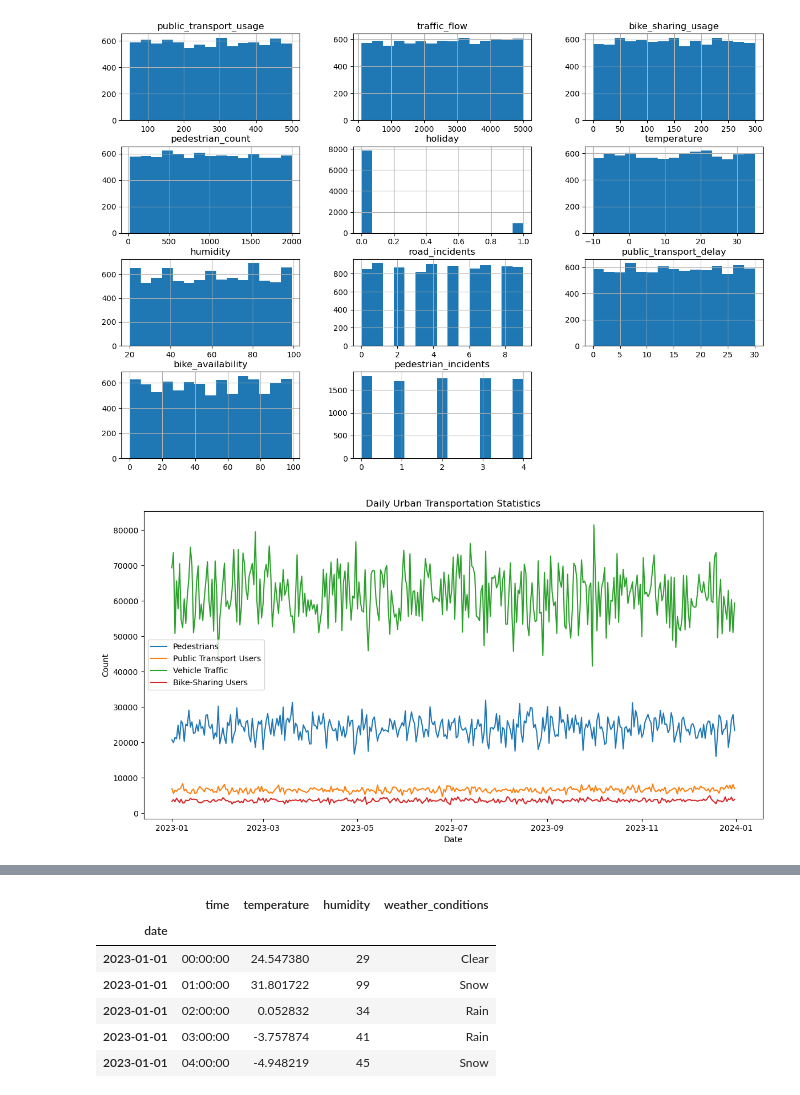
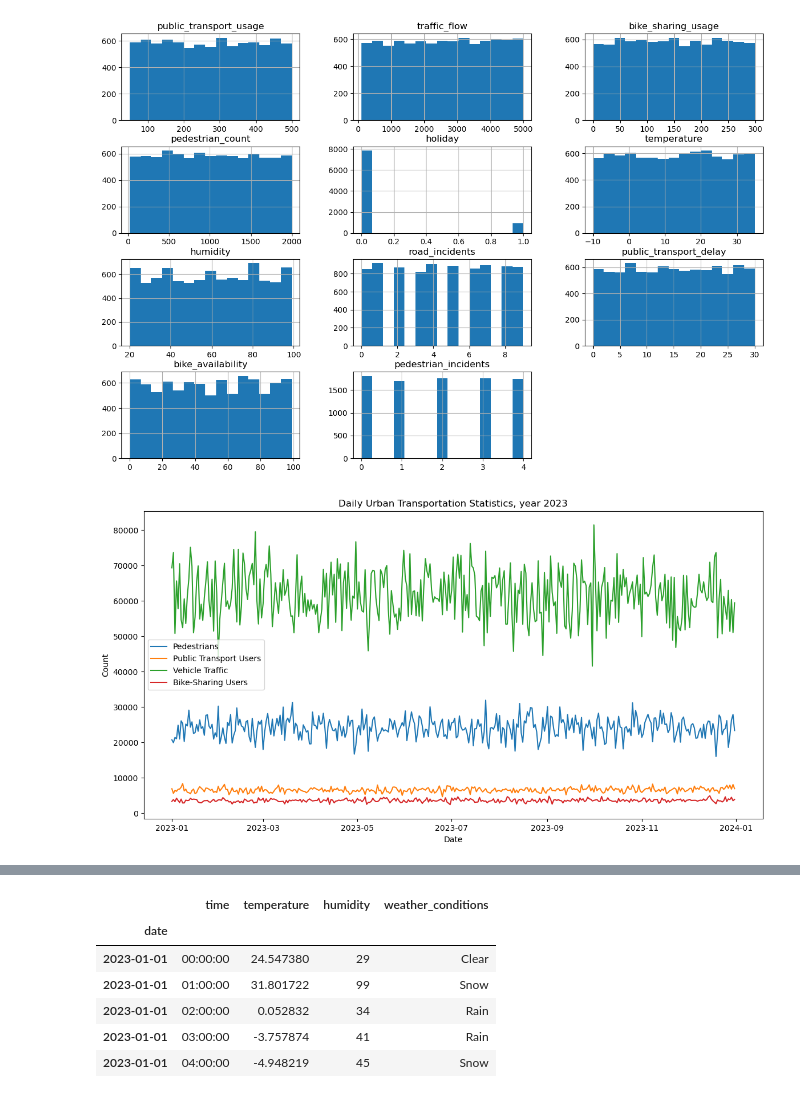
Before and after one commit to hazelglaine/mobility-pattern, a Jupyter notebook: mobility-pattern.ipynb, the cells around one changed output, grey strips where cells are left out. Drawn from its saved outputs; the diff is of its cells as text; code cells hidden in the pictures.

```diff
--- a/mobility-pattern.ipynb
+++ b/mobility-pattern.ipynb
@@ -177,24 +177,24 @@ plt.show()
 # %%
 # Initialize dataframe for aggregated daily statistics
 daily_df = pd.DataFrame()
 
 # Resample data to get daily pedestrian count
 daily_df['pedestrian_count'] = filtered_df['pedestrian_count'].resample('D').sum()
 daily_df['public_transport_usage'] = filtered_df['public_transport_usage'].resample('D').sum()
 daily_df['traffic_flow'] = filtered_df['traffic_flow'].resample('D').sum()
 daily_df['bike_sharing_usage'] = filtered_df['bike_sharing_usage'].resample('D').sum()
 
 # Plot daily urban mobility
 plt.figure(figsize=(14, 7))
 labels = ['Pedestrians','Public Transport Users','Vehicle Traffic','Bike-Sharing Users']
 plt.plot(daily_df, label=labels)
 
 # Format plot
 plt.xlabel('Date')
 plt.ylabel('Count')
-plt.title('Daily Urban Transportation Statistics')
+plt.title('Daily Urban Transportation Statistics, year 2023')
 plt.legend()
 plt.show()
 # %% [output]
-[figure, old version]
+[figure, new version]
 # %%
```
Also changed, not shown: parts of 2 cells of this notebook.
